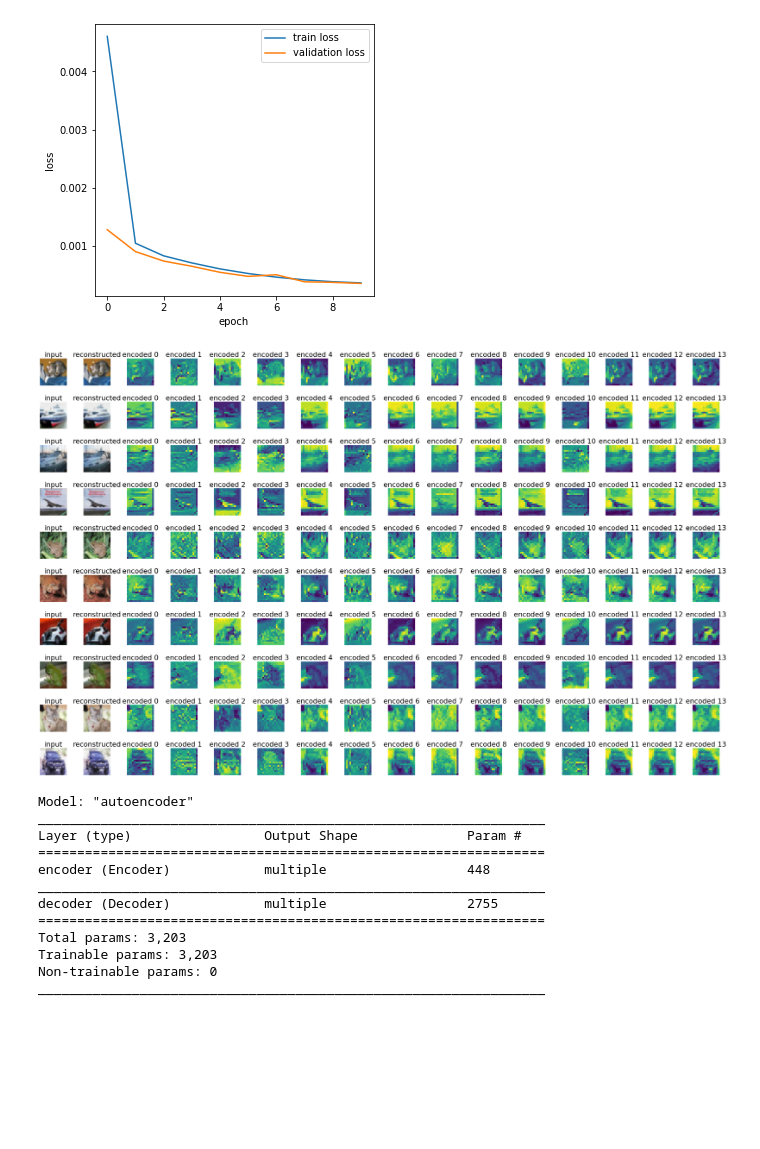
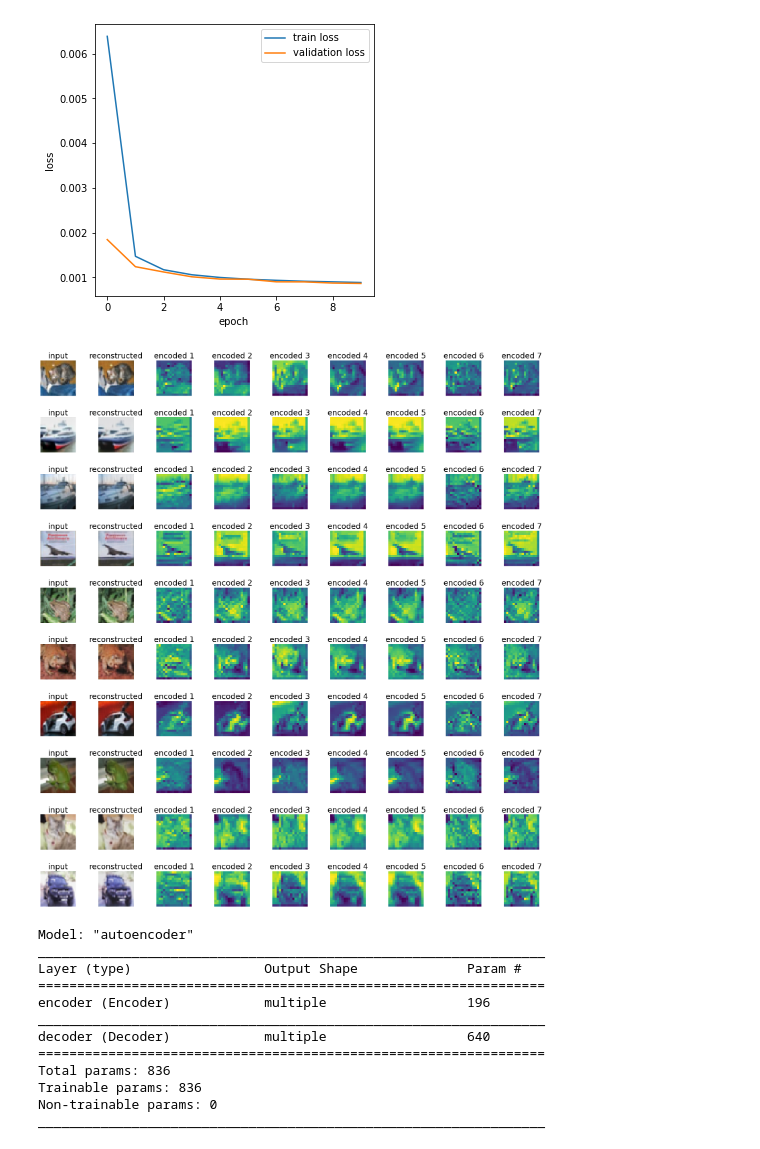
Before and after one commit to HyodaKazuaki/deeplearning-experiments, a Jupyter notebook: autoencoder/transpose.ipynb, the cells around one changed output. Cells and saved outputs as stored; diff of their text form; code cells hidden in the pictures; blank space fills up the shorter version.

Commit message:
fix hyper-parameters

```diff
--- a/autoencoder/transpose.ipynb
+++ b/autoencoder/transpose.ipynb
@@ -6,5 +6,8 @@ from tensorflow.keras import Model, losses
 from tensorflow.keras.layers import Input, Conv2D, Conv2DTranspose, Layer
 from tensorflow.keras.datasets import cifar10
 import numpy as np
+# %%
+num_filters, kernel_size, strides = 7, 3, 2
+num_test_img = 10
 # %%
 (x_train, _), (x_test, _) = cifar10.load_data()
@@ -49,8 +48,8 @@ class Decoder(Layer):
 class AutoEncoder(Model):
     def __init__(self, encoding_dim=1024, **kwargs):
         super(AutoEncoder, self).__init__(**kwargs)
-        self.encoder = Encoder(filters=16, kernel_size=3, strides=2, name="encoder")
-        self.decoder = Decoder(filters=16, kernel_size=3, strides=2, name="decoder")
+        self.encoder = Encoder(filters=num_filters, kernel_size=kernel_size, strides=strides, name="encoder")
+        self.decoder = Decoder(filters=num_filters, kernel_size=kernel_size, strides=strides, name="decoder")
 
     def call(self, inputs):
         x = self.encoder(inputs)
@@ -95,30 +94,30 @@ plt.plot(history.history['val_loss'], label='validation loss')
 plt.legend()
 plt.show()
 # %% [output]
-[figure, old version]
+[figure, new version]
 # %%
-fig = plt.figure(figsize=(3 * 16, 3 * 10))
+fig = plt.figure(figsize=(3 * (2 + num_filters), 3 * num_test_img))
 plt.subplots_adjust(wspace=0.4, hspace=0.6)
-for i in range(10):
+for i in range(num_test_img):
     x = tf.expand_dims(x_test[i], 0)
     encoded = autoencoder.get_layer("encoder")(x)
     predicted = autoencoder.predict(x)
-    ax1 = fig.add_subplot(10, 16, 16 * i + 1)
+    ax1 = fig.add_subplot(num_test_img, (2 + num_filters), (2 + num_filters) * i + 1)
     ax1.axis('off')
-    ax1.set_title('input', fontsize=27)
+    ax1.set_title('input', fontsize=23)
     ax1.imshow(x_test[i])
-    ax2 = fig.add_subplot(10, 16, 16 * i + 2)
+    ax2 = fig.add_subplot(num_test_img, (2 + num_filters), (2 + num_filters) * i + 2)
     ax2.axis('off')
-    ax2.set_title('reconstructed', fontsize=27)
+    ax2.set_title('reconstructed', fontsize=23)
     ax2.imshow(predicted[0])
-    for j in range(14):
-        ax = fig.add_subplot(10, 16, 16 * i + j + 3)
+    for j in range(num_filters):
+        ax = fig.add_subplot(num_test_img, (2 + num_filters), (2 + num_filters) * i + j + 3)
         ax.axis('off')
-        ax.set_title(f'encoded {j}', fontsize=27)
+        ax.set_title(f'encoded {j + 1}', fontsize=23)
         ax.imshow(encoded[0, :, :, j])
 plt.show()
 # %% [output]
-[figure, old version]
+[figure, new version]
 # %%
 autoencoder.summary()
 # %% [output]
@@ -126,11 +125,11 @@ Model: "autoencoder"
 _________________________________________________________________
 Layer (type)                 Output Shape              Param #
 =================================================================
-encoder (Encoder)            multiple                  448
+encoder (Encoder)            multiple                  196
 _________________________________________________________________
-decoder (Decoder)            multiple                  2755
+decoder (Decoder)            multiple                  640
 =================================================================
-Total params: 3,203
-Trainable params: 3,203
+Total params: 836
+Trainable params: 836
 Non-trainable params: 0
 _________________________________________________________________
```
Also changed, not shown: parts of 2 cells of this notebook, 1 other file.
